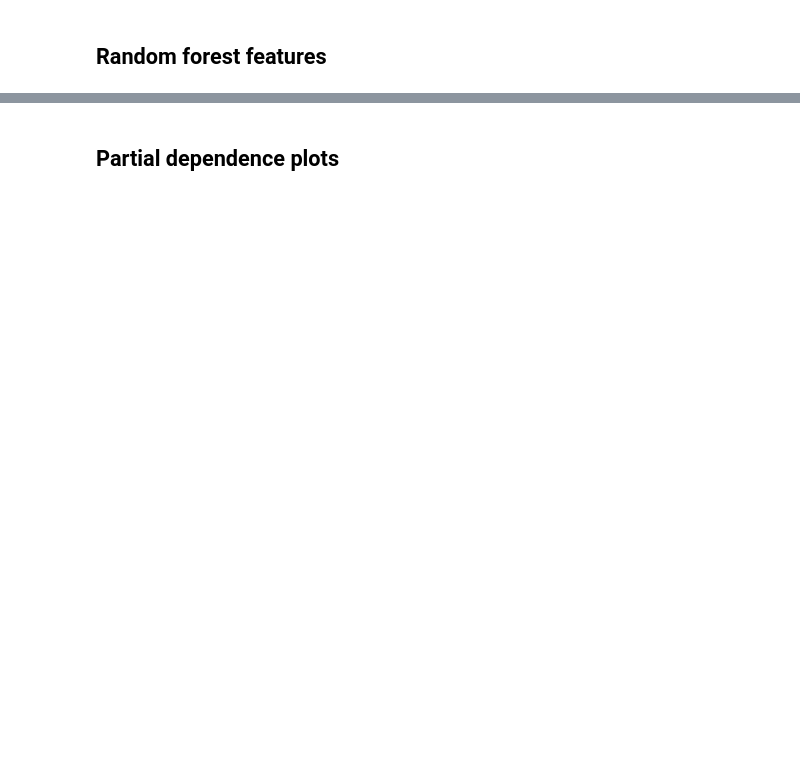
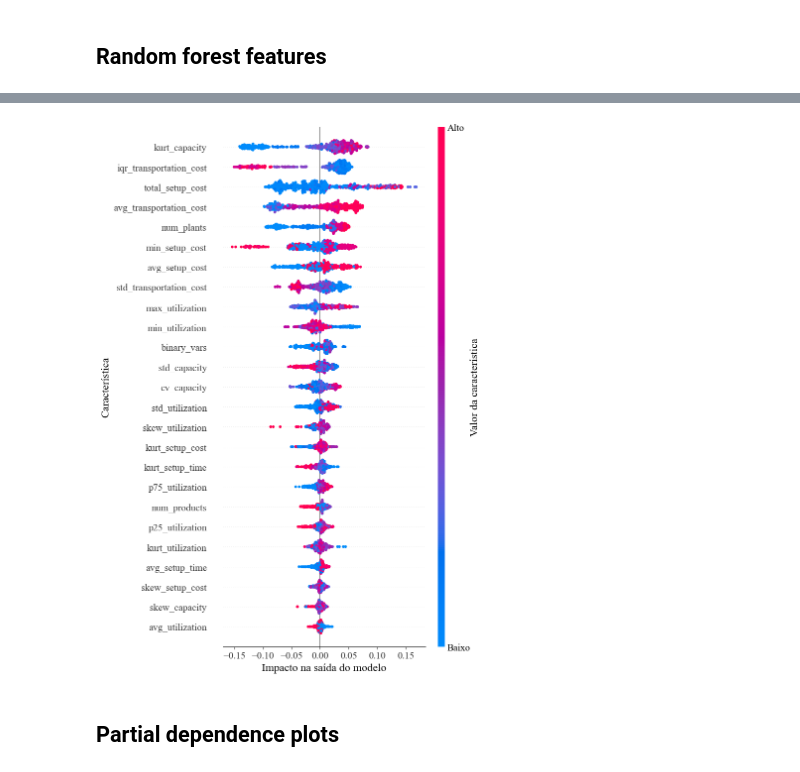
Before and after one commit to lucasgmalheiros/tcc-relax-and-fix, a Jupyter notebook: predict_heuristics/binary_classification.ipynb, the cells around one changed output, grey strips where cells are left out. Cells and saved outputs as stored; diff of their text form; code cells hidden in the pictures; blank space fills up the shorter version.

```diff
--- a/predict_heuristics/binary_classification.ipynb
+++ b/predict_heuristics/binary_classification.ipynb
@@ -182,2 +250,35 @@ plt.show()
+# %%
+# Generate the SHAP summary plot
+plt.figure(figsize=(10, 8))  # Adjust figure size
+shap.summary_plot(
+    shap_values_binary,
+    X,
+    max_display=30,
+    show=False  # Prevent SHAP from auto-displaying the plot
+)
+
+# Access the color bar
+cbar = plt.gcf().axes[-1]  # Access the color bar
+
+# Manually set the ticks and labels for the color bar
+cbar.set_yticks([0, 1])  # Set the tick positions (corresponding to Low and High)
+cbar.set_yticklabels(['Baixo', 'Alto'], fontsize=14)  # Set custom labels for Low and High
+
+# Set the label for the color bar
+cbar.set_ylabel("Valor da característica", fontsize=16)  # Rename the color bar label to Portuguese
+
+# Customize additional plot properties
+plt.xlabel("Impacto na saída do modelo", fontsize=16)
+plt.ylabel("Característica", fontsize=16)
+plt.xticks(fontsize=14)
+plt.yticks(fontsize=14)
+# plt.grid(axis='x', linestyle='--', alpha=0.6)  # Add gridlines for X-axis
+
+# Save and show the plot
+plt.tight_layout()
+plt.savefig('analises/fig_shap_binary_summary.png', dpi=300, bbox_inches='tight')
+plt.show()
+# %% [output]
+[figure, added]
 # %% [markdown]
 ## Partial dependence plots
```
Also changed, not shown: parts of 23 cells of this notebook, 5 other files.
